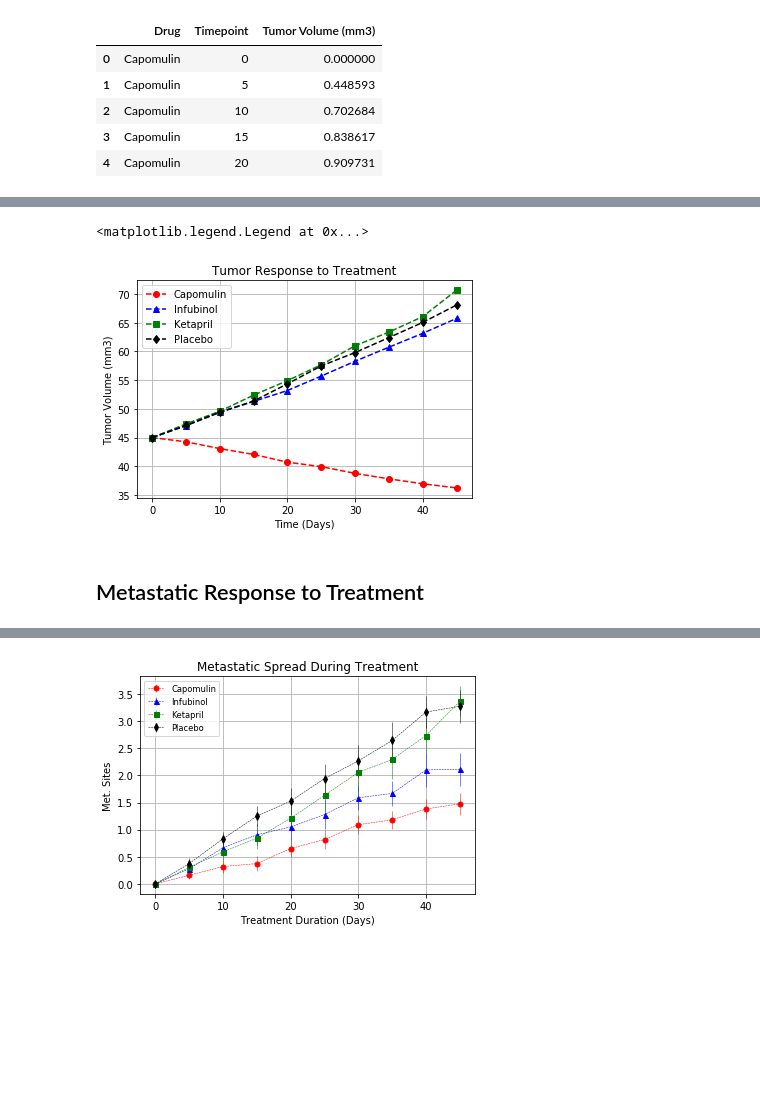
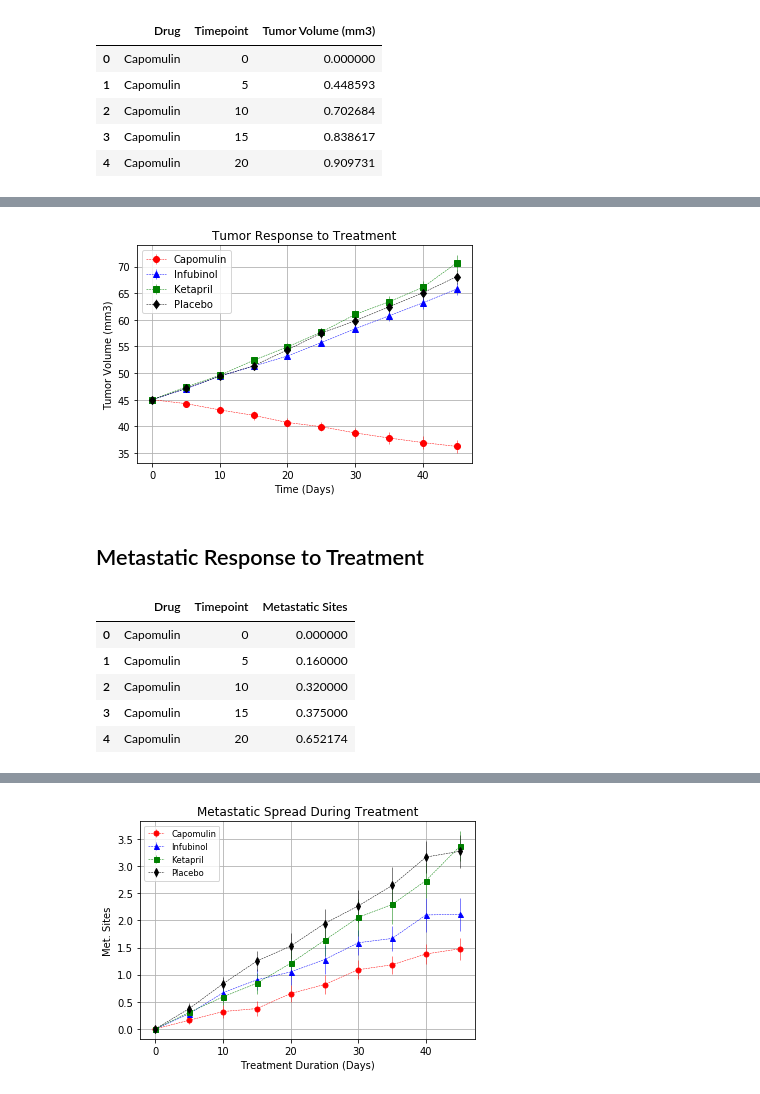
Before and after one commit to SaranyaPandiaraj/Matplotlib-Challenge, a Jupyter notebook: Pymaceuticals/pymaceuticals.ipynb, the cells around one changed output, grey strips where cells are left out. Drawn from its saved outputs; the diff is of its cells as text; code cells hidden in the pictures; blank space fills up the shorter version.

```diff
--- a/Pymaceuticals/pymaceuticals.ipynb
+++ b/Pymaceuticals/pymaceuticals.ipynb
@@ -87,24 +87,27 @@ Tumor_Volume_Mean_ReFormat_df.head()
 # %%
 # Generate the Plot (with Error Bars)
 
 x_axis = Tumor_Volume_Mean_ReFormat_df.index
+y_axis = Tumor_Volume_Mean_ReFormat_df
+err = Tumor_Volume_Sem
 
-plt.errorbar(x_axis, Tumor_Volume_Mean_ReFormat_df['Capomulin'], marker="o", color="red", fmt="--")
-plt.errorbar(x_axis, Tumor_Volume_Mean_ReFormat_df['Infubinol'], marker="^", color="blue", fmt="--")
-plt.errorbar(x_axis, Tumor_Volume_Mean_ReFormat_df['Ketapril'], marker="s", color="green", fmt="--")
-plt.errorbar(x_axis, Tumor_Volume_Mean_ReFormat_df['Placebo'], marker="d", color="black", fmt="--")
+plt.errorbar(x_axis, y_axis['Capomulin'], err['Capomulin'], marker="o", color="red", fmt="--" , linewidth = 0.5)
+plt.errorbar(x_axis, y_axis['Infubinol'], err['Infubinol'],  marker="^", color="blue", fmt="--" , linewidth = 0.5)
+plt.errorbar(x_axis, y_axis['Ketapril'],  err['Ketapril'], marker="s", color="green", fmt="--" , linewidth = 0.5)
+plt.errorbar(x_axis, y_axis['Placebo'],   err['Placebo'], marker="d", color="black", fmt="--" , linewidth = 0.5)
 
 
 plt.grid()
 plt.title("Tumor Response to Treatment")
 plt.xlabel("Time (Days)")
 plt.ylabel("Tumor Volume (mm3)")
 plt.legend(loc='best')
 
 # Save the Figure
+
+plt.savefig("Graphs/Tumor_Response_to_Treatment.png")
 # %% [output]
-<matplotlib.legend.Legend at 0x...>
-[figure, old version]
+[figure, new version]
 # %%
 # Show the Figure
 plt.show()
@@ -112,7 +115,19 @@ plt.show()
 ## Metastatic Response to Treatment
 # %%
 # Store the Mean Met. Site Data Grouped by Drug and Timepoint
+Met_Sites_Group = Mouse_Clinical_df.groupby(['Drug','Timepoint'])
+Met_Sites_Mean = Met_Sites_Group['Metastatic Sites'].mean()
 
 # Convert to DataFrame
+Met_Sites_Mean_df = pd.DataFrame(Met_Sites_Mean)
 
 # Preview DataFrame
+Met_Sites_Mean_df = Met_Sites_Mean_df.reset_index()
+Met_Sites_Mean_df.head()
+# %% [output]
+|  | Drug | Timepoint | Metastatic Sites |
+| 0 | Capomulin | 0 | 0.000000 |
+| 1 | Capomulin | 5 | 0.160000 |
+| 2 | Capomulin | 10 | 0.320000 |
+| 3 | Capomulin | 15 | 0.375000 |
+| 4 | Capomulin | 20 | 0.652174 |
```
Also changed, not shown: parts of 15 cells of this notebook, 3 other files.
